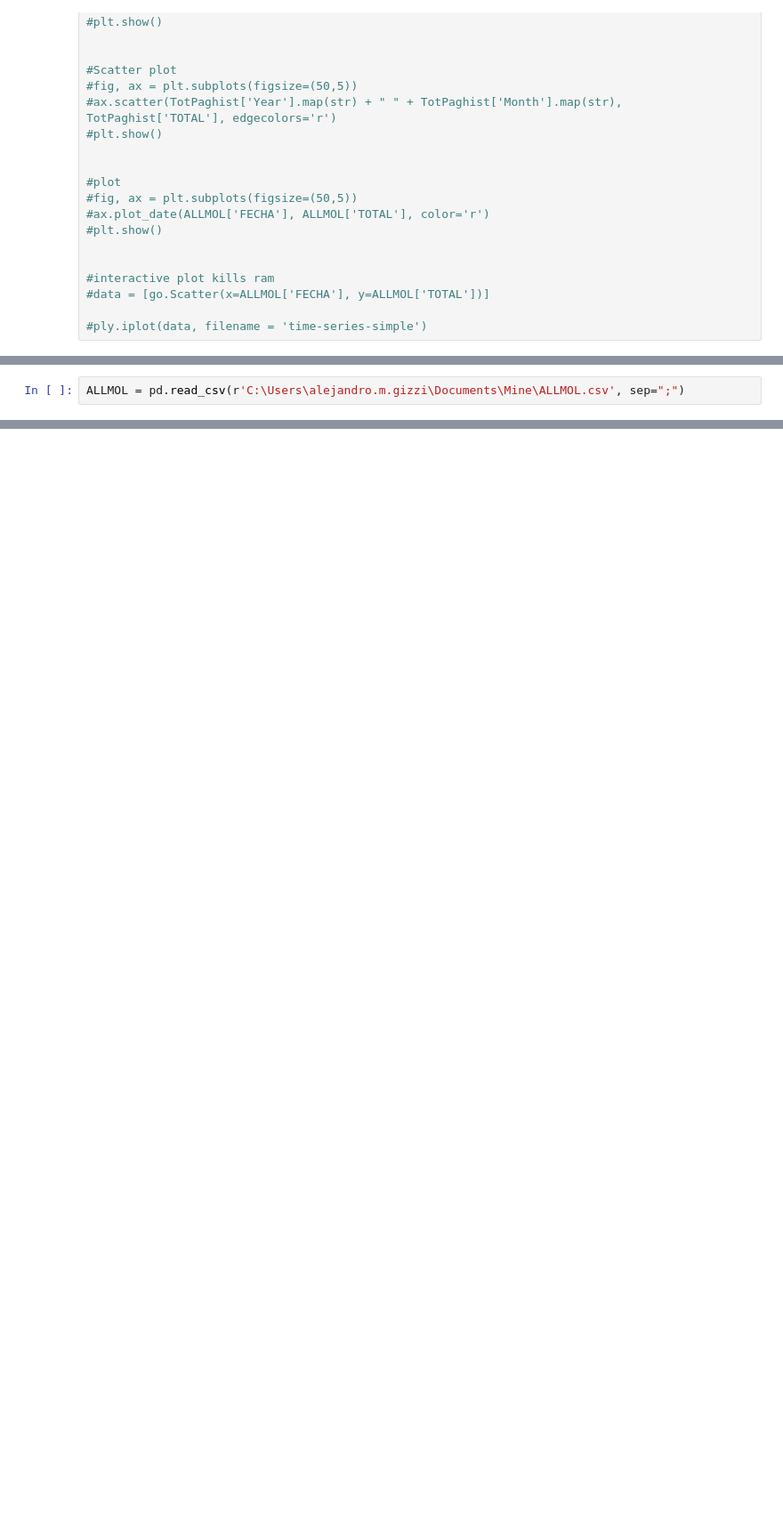
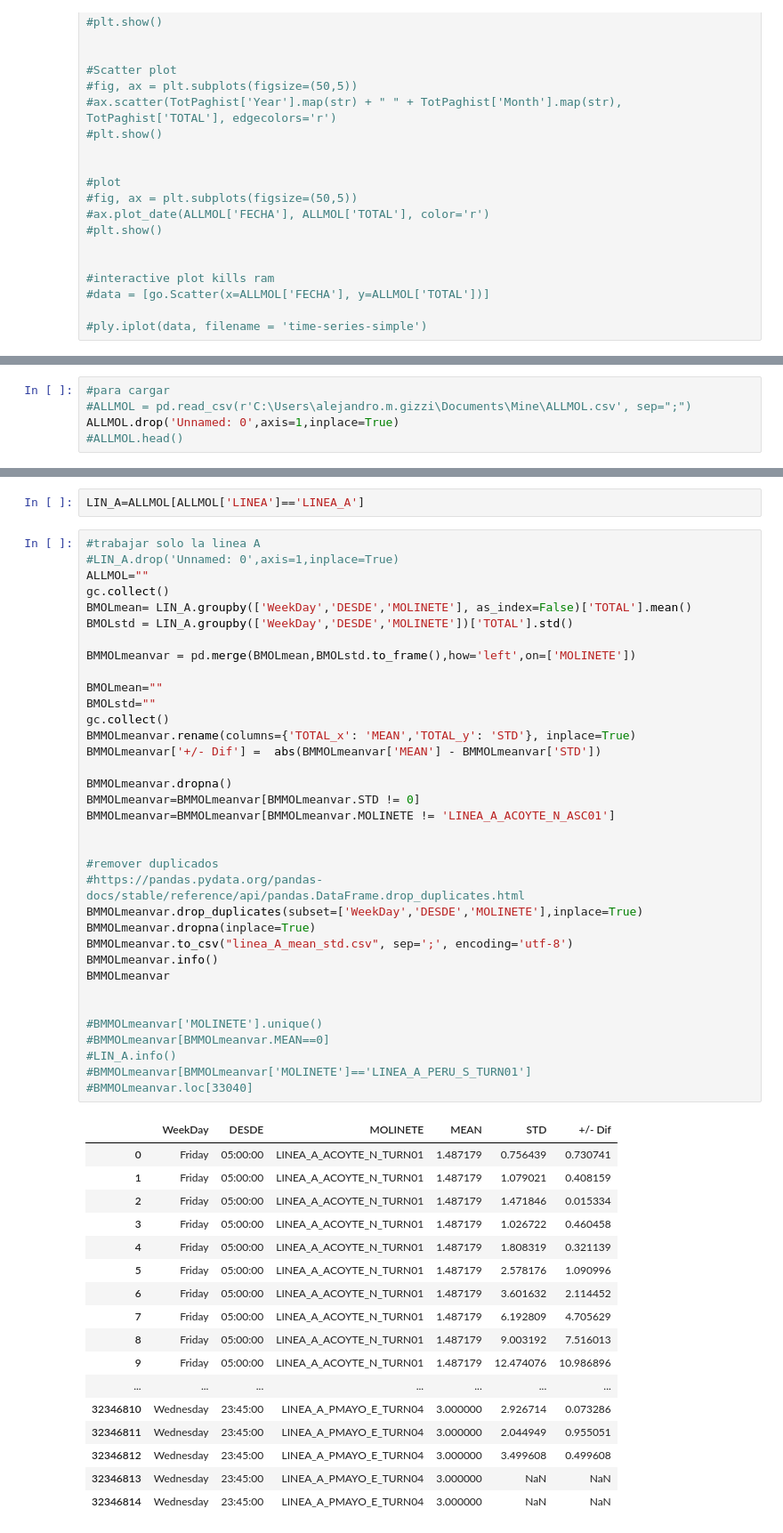
Before and after one commit to rodrinovo/Final-Project-EANT, a Jupyter notebook: Notebooks/Sbutes .ipynb, the cells around one changed output, grey strips where cells are left out. Shown at 89% size. Cells and saved outputs as stored; diff of their text form; blank space fills up the shorter version.

Commit message:
ready to pipeline and 2018 Linea A to plot

```diff
--- a/Notebooks/Sbutes .ipynb
+++ b/Notebooks/Sbutes .ipynb
@@ -121,2 +214,5 @@ WDTmeanvar
 # %%
-ALLMOL = pd.read_csv(r'C:\Users\alejandro.m.gizzi\Documents\Mine\ALLMOL.csv', sep=";")
+#para cargar
+#ALLMOL = pd.read_csv(r'C:\Users\alejandro.m.gizzi\Documents\Mine\ALLMOL.csv', sep=";")
+ALLMOL.drop('Unnamed: 0',axis=1,inplace=True)
+#ALLMOL.head()
@@ -132,0 +230,55 @@ array(['LINEA_A', 'LINEA_B', 'LINEA_C', 'LINEA_D', 'LINEA_E', 'LINEA_H',
+# %%
+LIN_A=ALLMOL[ALLMOL['LINEA']=='LINEA_A']
+# %%
+#trabajar solo la linea A
+#LIN_A.drop('Unnamed: 0',axis=1,inplace=True)
+ALLMOL=""
+gc.collect()
+BMOLmean= LIN_A.groupby(['WeekDay','DESDE','MOLINETE'], as_index=False)['TOTAL'].mean()
+BMOLstd = LIN_A.groupby(['WeekDay','DESDE','MOLINETE'])['TOTAL'].std()
+
+BMMOLmeanvar = pd.merge(BMOLmean,BMOLstd.to_frame(),how='left',on=['MOLINETE'])
+
+BMOLmean=""
+BMOLstd=""
+gc.collect()
+BMMOLmeanvar.rename(columns={'TOTAL_x': 'MEAN','TOTAL_y': 'STD'}, inplace=True)
+BMMOLmeanvar['+/- Dif'] =  abs(BMMOLmeanvar['MEAN'] - BMMOLmeanvar['STD'])
+
+BMMOLmeanvar.dropna()
+BMMOLmeanvar=BMMOLmeanvar[BMMOLmeanvar.STD != 0]
+BMMOLmeanvar=BMMOLmeanvar[BMMOLmeanvar.MOLINETE != 'LINEA_A_ACOYTE_N_ASC01']
+
+
+#remover duplicados
+#https://pandas.pydata.org/pandas-docs/stable/reference/api/pandas.DataFrame.drop_duplicates.html
+BMMOLmeanvar.drop_duplicates(subset=['WeekDay','DESDE','MOLINETE'],inplace=True)
+BMMOLmeanvar.dropna(inplace=True)
+BMMOLmeanvar.to_csv("linea_A_mean_std.csv", sep=';', encoding='utf-8')
+BMMOLmeanvar.info()
+BMMOLmeanvar
+
+
+#BMMOLmeanvar['MOLINETE'].unique()
+#BMMOLmeanvar[BMMOLmeanvar.MEAN==0]
+#LIN_A.info()
+#BMMOLmeanvar[BMMOLmeanvar['MOLINETE']=='LINEA_A_PERU_S_TURN01']
+#BMMOLmeanvar.loc[33040]
+# %% [output]
+|  | WeekDay | DESDE | MOLINETE | MEAN | STD | +/- Dif |
+| 0 | Friday | 05:00:00 | LINEA_A_ACOYTE_N_TURN01 | 1.487179 | 0.756439 | 0.730741 |
+| 1 | Friday | 05:00:00 | LINEA_A_ACOYTE_N_TURN01 | 1.487179 | 1.079021 | 0.408159 |
+| 2 | Friday | 05:00:00 | LINEA_A_ACOYTE_N_TURN01 | 1.487179 | 1.471846 | 0.015334 |
+| 3 | Friday | 05:00:00 | LINEA_A_ACOYTE_N_TURN01 | 1.487179 | 1.026722 | 0.460458 |
+| 4 | Friday | 05:00:00 | LINEA_A_ACOYTE_N_TURN01 | 1.487179 | 1.808319 | 0.321139 |
+| 5 | Friday | 05:00:00 | LINEA_A_ACOYTE_N_TURN01 | 1.487179 | 2.578176 | 1.090996 |
+| 6 | Friday | 05:00:00 | LINEA_A_ACOYTE_N_TURN01 | 1.487179 | 3.601632 | 2.114452 |
+| 7 | Friday | 05:00:00 | LINEA_A_ACOYTE_N_TURN01 | 1.487179 | 6.192809 | 4.705629 |
+| 8 | Friday | 05:00:00 | LINEA_A_ACOYTE_N_TURN01 | 1.487179 | 9.003192 | 7.516013 |
+| 9 | Friday | 05:00:00 | LINEA_A_ACOYTE_N_TURN01 | 1.487179 | 12.474076 | 10.986896 |
+| ... | ... | ... | ... | ... | ... | ... |
+| 32346810 | Wednesday | 23:45:00 | LINEA_A_PMAYO_E_TURN04 | 3.000000 | 2.926714 | 0.073286 |
+| 32346811 | Wednesday | 23:45:00 | LINEA_A_PMAYO_E_TURN04 | 3.000000 | 2.044949 | 0.955051 |
+| 32346812 | Wednesday | 23:45:00 | LINEA_A_PMAYO_E_TURN04 | 3.000000 | 3.499608 | 0.499608 |
+| 32346813 | Wednesday | 23:45:00 | LINEA_A_PMAYO_E_TURN04 | 3.000000 | NaN | NaN |
+| 32346814 | Wednesday | 23:45:00 | LINEA_A_PMAYO_E_TURN04 | 3.000000 | NaN | NaN |
```
Also changed, not shown: parts of 25 cells of this notebook, 3 other files.
